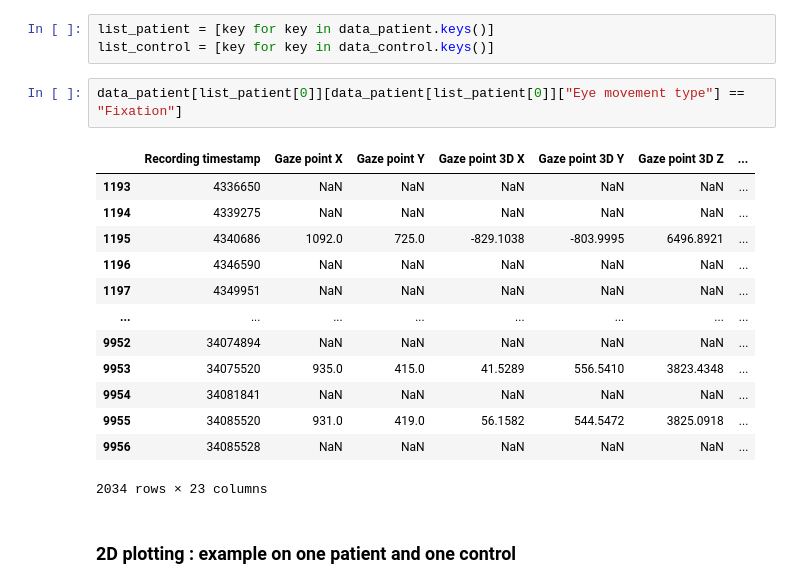
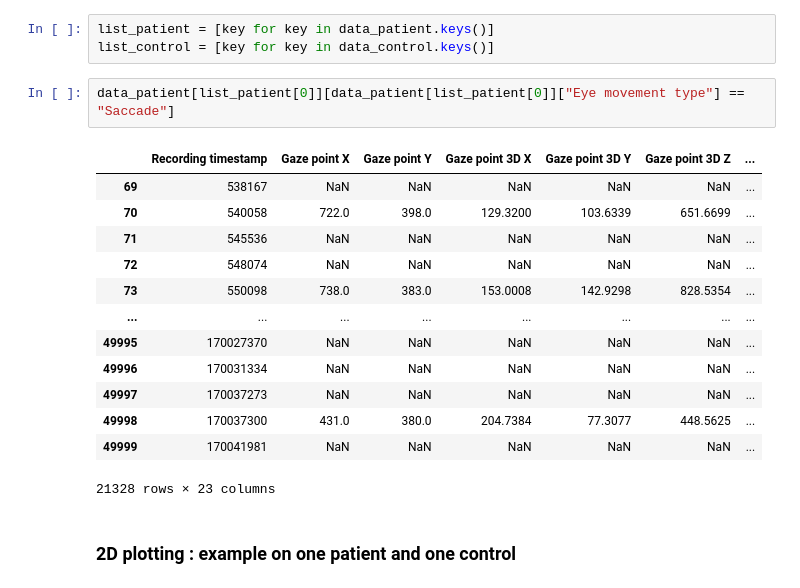
Before and after one commit to pierrelouis1998/smartflat, a Jupyter notebook: notebooks/fixation.ipynb, the cells around one changed output. Saved outputs shown, nothing was run; the diff lists cells and outputs as text.

```diff
--- a/notebooks/fixation.ipynb
+++ b/notebooks/fixation.ipynb
@@ -26,21 +26,21 @@ data_control = load_dataset(control_path, nrows=50000)
 list_patient = [key for key in data_patient.keys()]
 list_control = [key for key in data_control.keys()]
 # %%
-data_patient[list_patient[0]][data_patient[list_patient[0]]["Eye movement type"] == "Fixation"]
+data_patient[list_patient[0]][data_patient[list_patient[0]]["Eye movement type"] == "Saccade"]
 # %% [output]
 |  | Recording timestamp | Gaze point X | Gaze point Y | Gaze point 3D X | Gaze point 3D Y | Gaze point 3D Z | ... |
-| 1193 | 4336650 | NaN | NaN | NaN | NaN | NaN | ... |
-| 1194 | 4339275 | NaN | NaN | NaN | NaN | NaN | ... |
-| 1195 | 4340686 | 1092.0 | 725.0 | -829.1038 | -803.9995 | 6496.8921 | ... |
-| 1196 | 4346590 | NaN | NaN | NaN | NaN | NaN | ... |
-| 1197 | 4349951 | NaN | NaN | NaN | NaN | NaN | ... |
+| 69 | 538167 | NaN | NaN | NaN | NaN | NaN | ... |
+| 70 | 540058 | 722.0 | 398.0 | 129.3200 | 103.6339 | 651.6699 | ... |
+| 71 | 545536 | NaN | NaN | NaN | NaN | NaN | ... |
+| 72 | 548074 | NaN | NaN | NaN | NaN | NaN | ... |
+| 73 | 550098 | 738.0 | 383.0 | 153.0008 | 142.9298 | 828.5354 | ... |
 | ... | ... | ... | ... | ... | ... | ... | ... |
-| 9952 | 34074894 | NaN | NaN | NaN | NaN | NaN | ... |
-| 9953 | 34075520 | 935.0 | 415.0 | 41.5289 | 556.5410 | 3823.4348 | ... |
-| 9954 | 34081841 | NaN | NaN | NaN | NaN | NaN | ... |
-| 9955 | 34085520 | 931.0 | 419.0 | 56.1582 | 544.5472 | 3825.0918 | ... |
-| 9956 | 34085528 | NaN | NaN | NaN | NaN | NaN | ... |
+| 49995 | 170027370 | NaN | NaN | NaN | NaN | NaN | ... |
+| 49996 | 170031334 | NaN | NaN | NaN | NaN | NaN | ... |
+| 49997 | 170037273 | NaN | NaN | NaN | NaN | NaN | ... |
+| 49998 | 170037300 | 431.0 | 380.0 | 204.7384 | 77.3077 | 448.5625 | ... |
+| 49999 | 170041981 | NaN | NaN | NaN | NaN | NaN | ... |
-2034 rows × 23 columns
+21328 rows × 23 columns
 # %% [markdown]
 ### 2D plotting : example on one patient and one control
 # %%
```
Also changed, not shown: parts of 18 cells of this notebook, 4 other files.
